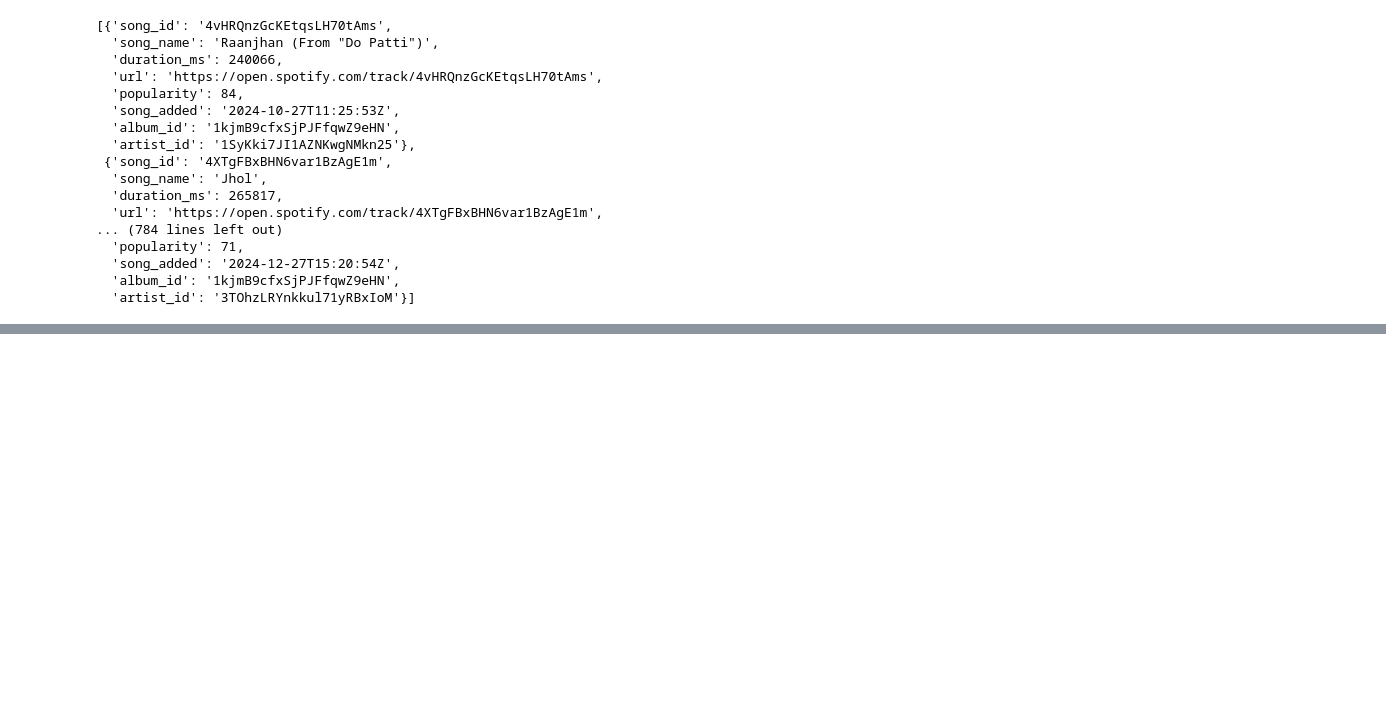
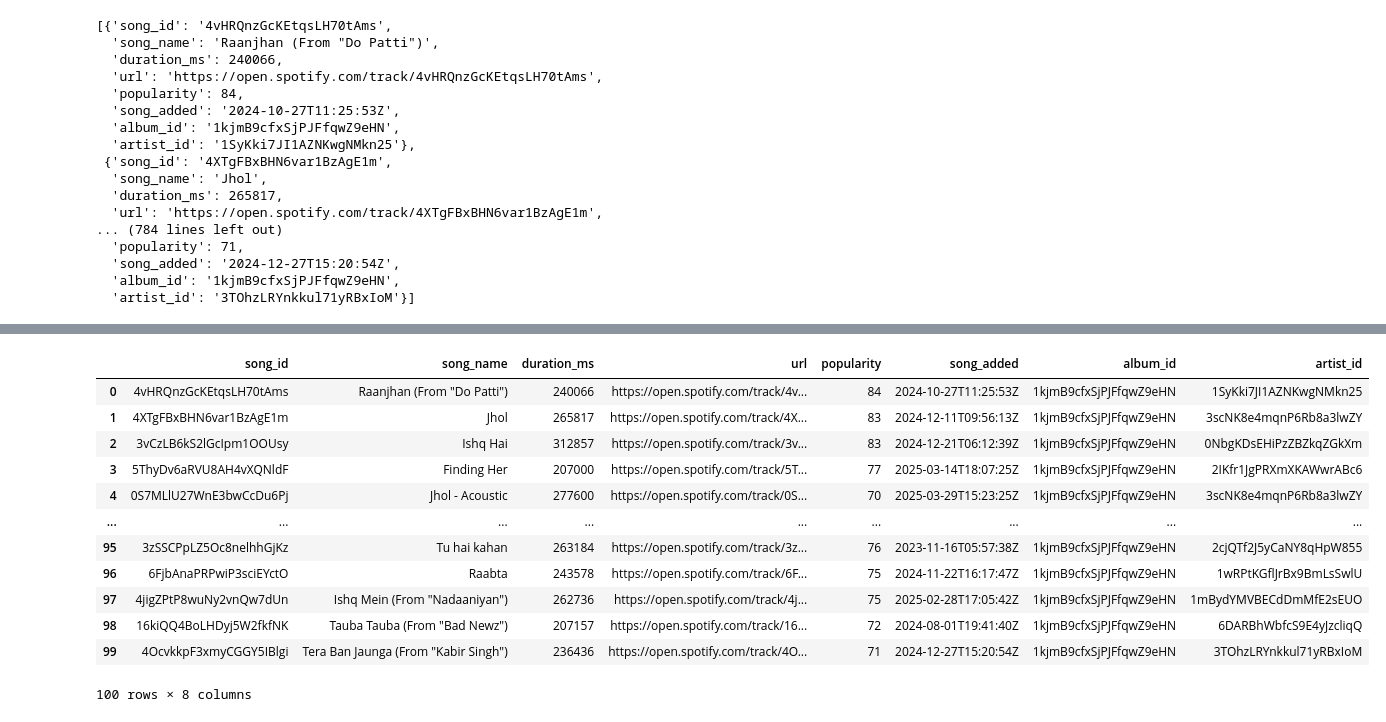
Before and after one commit to Codingkewal/Python_for_data_engineering, a Jupyter notebook: Spotify Data Pipeline Project.ipynb, the cells around one changed output, grey strips where cells are left out. Saved outputs shown, nothing was run; the diff lists cells and outputs as text; code cells hidden in the pictures; blank space fills up the shorter version.

```diff
--- a/Spotify Data Pipeline Project.ipynb
+++ b/Spotify Data Pipeline Project.ipynb
@@ -147,0 +175,19 @@ song_list
+# %%
+song_df = pd.DataFrame.from_dict(song_list)
+song_df= song_df.drop_duplicates(subset = ['song_id'])
+# %%
+song_df
+# %% [output]
+|  | song_id | song_name | duration_ms | url | popularity | song_added | album_id | artist_id |
+| 0 | 4vHRQnzGcKEtqsLH70tAms | Raanjhan (From "Do Patti") | 240066 | https://open.spotify.com/track/4v... | 84 | 2024-10-27T11:25:53Z | 1kjmB9cfxSjPJFfqwZ9eHN | 1SyKki7JI1AZNKwgNMkn25 |
+| 1 | 4XTgFBxBHN6var1BzAgE1m | Jhol | 265817 | https://open.spotify.com/track/4X... | 83 | 2024-12-11T09:56:13Z | 1kjmB9cfxSjPJFfqwZ9eHN | 3scNK8e4mqnP6Rb8a3lwZY |
+| 2 | 3vCzLB6kS2lGcIpm1OOUsy | Ishq Hai | 312857 | https://open.spotify.com/track/3v... | 83 | 2024-12-21T06:12:39Z | 1kjmB9cfxSjPJFfqwZ9eHN | 0NbgKDsEHiPzZBZkqZGkXm |
+| 3 | 5ThyDv6aRVU8AH4vXQNldF | Finding Her | 207000 | https://open.spotify.com/track/5T... | 77 | 2025-03-14T18:07:25Z | 1kjmB9cfxSjPJFfqwZ9eHN | 2IKfr1JgPRXmXKAWwrABc6 |
+| 4 | 0S7MLlU27WnE3bwCcDu6Pj | Jhol - Acoustic | 277600 | https://open.spotify.com/track/0S... | 70 | 2025-03-29T15:23:25Z | 1kjmB9cfxSjPJFfqwZ9eHN | 3scNK8e4mqnP6Rb8a3lwZY |
+| ... | ... | ... | ... | ... | ... | ... | ... | ... |
+| 95 | 3zSSCPpLZ5Oc8nelhhGjKz | Tu hai kahan | 263184 | https://open.spotify.com/track/3z... | 76 | 2023-11-16T05:57:38Z | 1kjmB9cfxSjPJFfqwZ9eHN | 2cjQTf2J5yCaNY8qHpW855 |
+| 96 | 6FjbAnaPRPwiP3sciEYctO | Raabta | 243578 | https://open.spotify.com/track/6F... | 75 | 2024-11-22T16:17:47Z | 1kjmB9cfxSjPJFfqwZ9eHN | 1wRPtKGflJrBx9BmLsSwlU |
+| 97 | 4jigZPtP8wuNy2vnQw7dUn | Ishq Mein (From "Nadaaniyan") | 262736 | https://open.spotify.com/track/4j... | 75 | 2025-02-28T17:05:42Z | 1kjmB9cfxSjPJFfqwZ9eHN | 1mBydYMVBECdDmMfE2sEUO |
+| 98 | 16kiQQ4BoLHDyj5W2fkfNK | Tauba Tauba (From "Bad Newz") | 207157 | https://open.spotify.com/track/16... | 72 | 2024-08-01T19:41:40Z | 1kjmB9cfxSjPJFfqwZ9eHN | 6DARBhWbfcS9E4yJzcliqQ |
+| 99 | 4OcvkkpF3xmyCGGY5IBlgi | Tera Ban Jaunga (From "Kabir Singh") | 236436 | https://open.spotify.com/track/4O... | 71 | 2024-12-27T15:20:54Z | 1kjmB9cfxSjPJFfqwZ9eHN | 3TOhzLRYnkkul71yRBxIoM |
+100 rows × 8 columns
```
Also changed, not shown: parts of 6 cells of this notebook.
